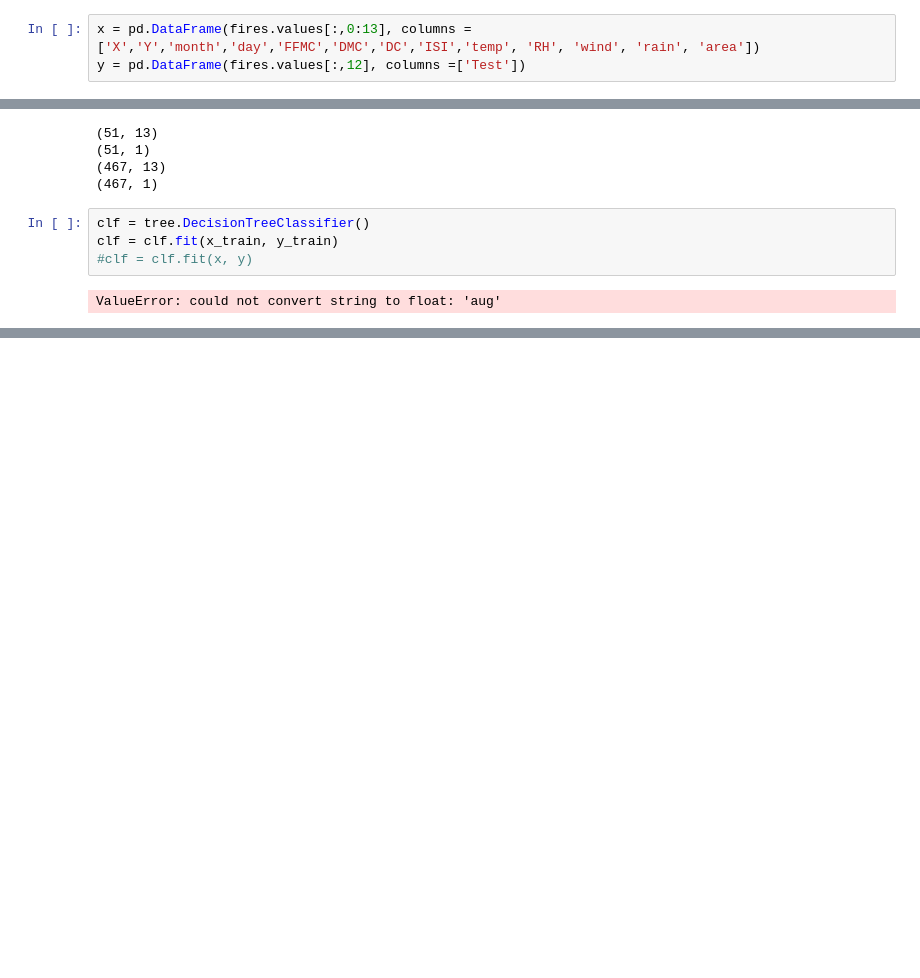
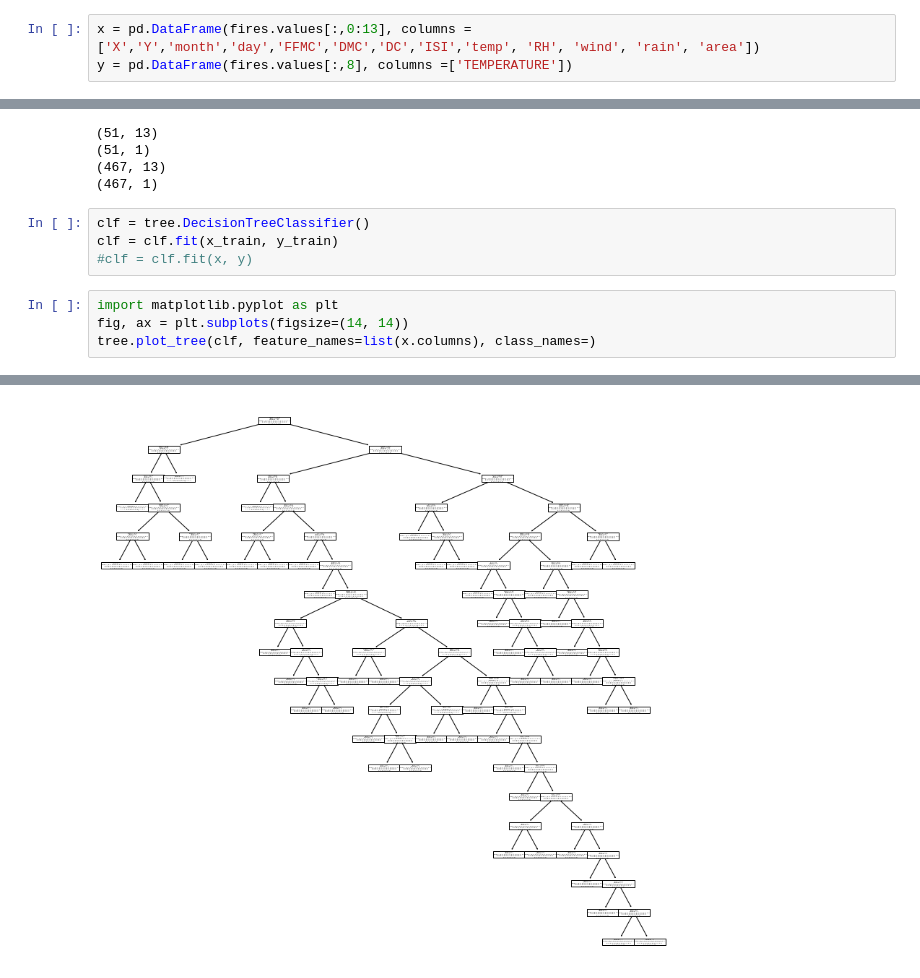
Before and after one commit to Bajamuta/AEH-Inteligentna-Analiza-Danych, a Jupyter notebook: LAB1/SPRAWOZDANIA/DRZEWO DECYZYJNE/praca do sprawozdania.ipynb, the cells around one changed output, grey strips where cells are left out. Saved outputs shown, nothing was run; the diff lists cells and outputs as text; blank space fills up the shorter version.

```diff
--- a/LAB1/SPRAWOZDANIA/DRZEWO DECYZYJNE/praca do sprawozdania.ipynb
+++ b/LAB1/SPRAWOZDANIA/DRZEWO DECYZYJNE/praca do sprawozdania.ipynb
@@ -80,7 +62,7 @@ for index, value in enumerate(fires[3]):
 # print(fires[3])
 # %%
 x = pd.DataFrame(fires.values[:,0:13], columns =['X','Y','month','day','FFMC','DMC','DC','ISI','temp', 'RH', 'wind', 'rain', 'area'])
-y = pd.DataFrame(fires.values[:,12], columns =['Test'])
+y = pd.DataFrame(fires.values[:,8], columns =['TEMPERATURE'])
 # %%
 print(x.shape)
 print(y.shape)
@@ -118,5 +100,8 @@ print(y_test.shape)
 clf = tree.DecisionTreeClassifier()
 clf = clf.fit(x_train, y_train)
 #clf = clf.fit(x, y)
-# %% [output]
-ValueError: could not convert string to float: 'aug'
+# %%
+import matplotlib.pyplot as plt
+fig, ax = plt.subplots(figsize=(14, 14))
+tree.plot_tree(clf, feature_names=list(x.columns), class_names=)
+# %% [output]
@@ -122,0 +125 @@ ValueError: could not convert string to float: 'aug'
+[figure, added]
```
Also changed, not shown: parts of 3 cells of this notebook, 2 other files.
